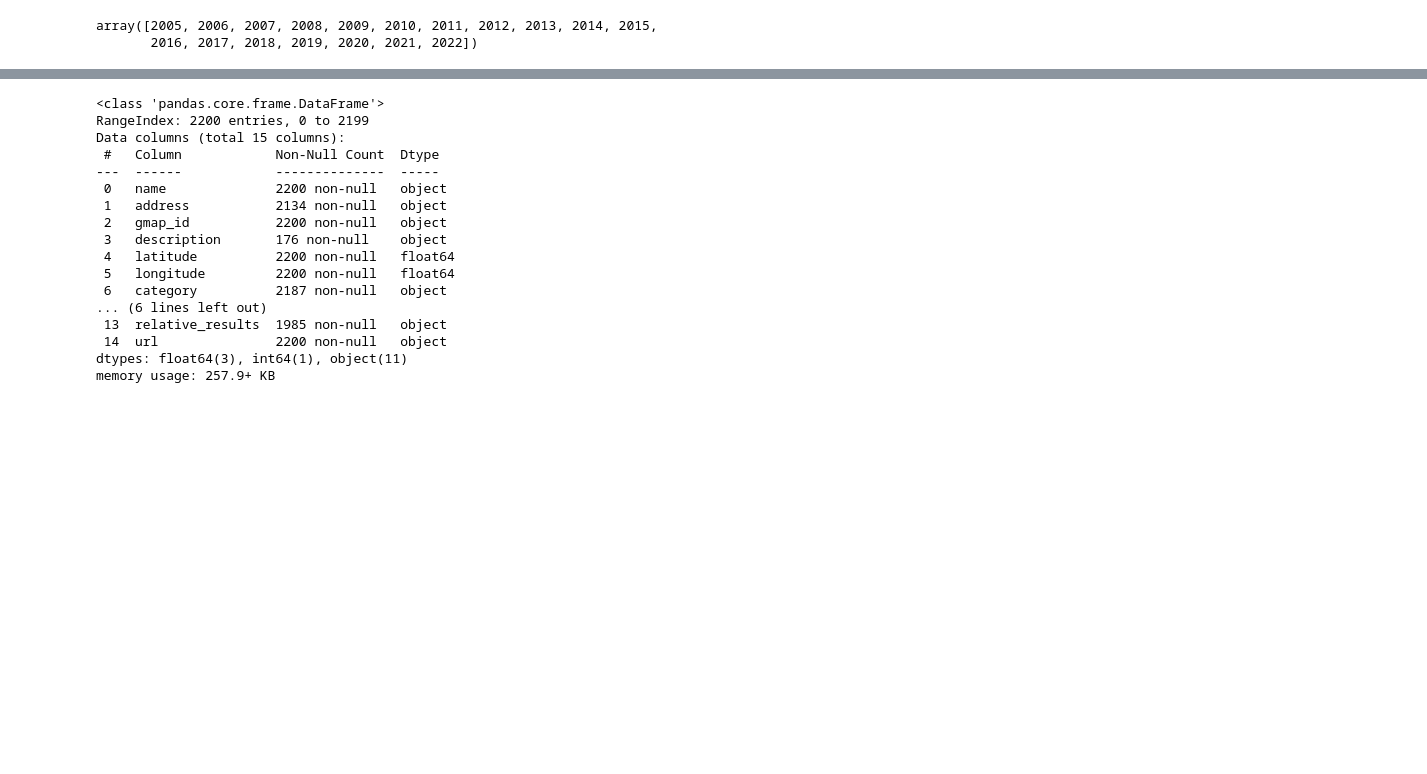
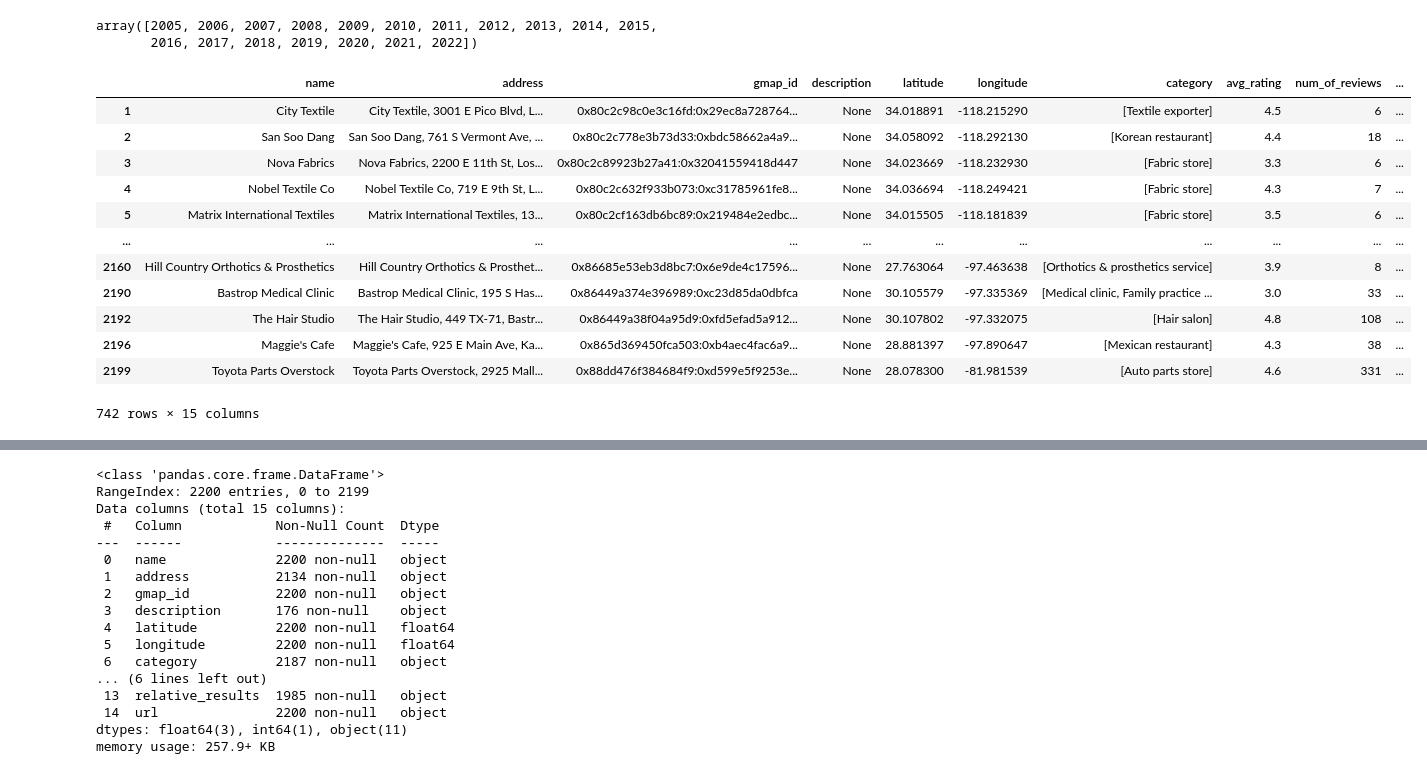
Before and after one commit to Cora1218/recomendaciones-mercado-EEUU, a Jupyter notebook: EDA/EDA.ipynb, the cells around one changed output, grey strips where cells are left out. Saved outputs shown, nothing was run; the diff lists cells and outputs as text; code cells hidden in the pictures; blank space fills up the shorter version.

```diff
--- a/ETL/ETL.ipynb
+++ b/EDA/EDA.ipynb
@@ -271,7 +292,10 @@ array([2005, 2006, 2007, 2008, 2009, 2010, 2011, 2012, 2013, 2014, 2015,
        2016, 2017, 2018, 2019, 2020, 2021, 2022])
 # %%
 meta_dfs: list = []
-for json_file in DATA_DIR.joinpath("metadata-sitios").glob("*.json"):
+for json_file in DATA_DIR.joinpath(
+    "Google_Maps",
+    "metadata-sitios"
+).glob("*.json"):
     data = pd.read_json(
         json_file,
         lines=True,
@@ -282,3 +306,29 @@ else:
     final_df = pd.concat(meta_dfs, ignore_index=True)
     del json_file, data, meta_dfs
     gc.collect()
+# %%
+final_df["state"] = final_df["address"].str.extract(r",\s([A-Z]{2})\s\d{5}")
+# %%
+estados = [
+    "TX",
+    "NY",
+    "CA",
+    "PA",
+    "FL"
+]
+df_filtrado = final_df[final_df["state"].isin(estados)]
+df_filtrado
+# %% [output]
+|  | name | address | gmap_id | description | latitude | longitude | category | avg_rating | num_of_reviews | ... |
+| 1 | City Textile | City Textile, 3001 E Pico Blvd, L... | 0x80c2c98c0e3c16fd:0x29ec8a728764... | None | 34.018891 | -118.215290 | [Textile exporter] | 4.5 | 6 | ... |
+| 2 | San Soo Dang | San Soo Dang, 761 S Vermont Ave, ... | 0x80c2c778e3b73d33:0xbdc58662a4a9... | None | 34.058092 | -118.292130 | [Korean restaurant] | 4.4 | 18 | ... |
+| 3 | Nova Fabrics | Nova Fabrics, 2200 E 11th St, Los... | 0x80c2c89923b27a41:0x32041559418d447 | None | 34.023669 | -118.232930 | [Fabric store] | 3.3 | 6 | ... |
+| 4 | Nobel Textile Co | Nobel Textile Co, 719 E 9th St, L... | 0x80c2c632f933b073:0xc31785961fe8... | None | 34.036694 | -118.249421 | [Fabric store] | 4.3 | 7 | ... |
+| 5 | Matrix International Textiles | Matrix International Textiles, 13... | 0x80c2cf163db6bc89:0x219484e2edbc... | None | 34.015505 | -118.181839 | [Fabric store] | 3.5 | 6 | ... |
+| ... | ... | ... | ... | ... | ... | ... | ... | ... | ... | ... |
+| 2160 | Hill Country Orthotics & Prosthetics | Hill Country Orthotics & Prosthet... | 0x86685e53eb3d8bc7:0x6e9de4c17596... | None | 27.763064 | -97.463638 | [Orthotics & prosthetics service] | 3.9 | 8 | ... |
+| 2190 | Bastrop Medical Clinic | Bastrop Medical Clinic, 195 S Has... | 0x86449a374e396989:0xc23d85da0dbfca | None | 30.105579 | -97.335369 | [Medical clinic, Family practice ... | 3.0 | 33 | ... |
+| 2192 | The Hair Studio | The Hair Studio, 449 TX-71, Bastr... | 0x86449a38f04a95d9:0xfd5efad5a912... | None | 30.107802 | -97.332075 | [Hair salon] | 4.8 | 108 | ... |
+| 2196 | Maggie's Cafe | Maggie's Cafe, 925 E Main Ave, Ka... | 0x865d369450fca503:0xb4aec4fac6a9... | None | 28.881397 | -97.890647 | [Mexican restaurant] | 4.3 | 38 | ... |
+| 2199 | Toyota Parts Overstock | Toyota Parts Overstock, 2925 Mall... | 0x88dd476f384684f9:0xd599e5f9253e... | None | 28.078300 | -81.981539 | [Auto parts store] | 4.6 | 331 | ... |
+742 rows × 15 columns
```
Also changed, not shown: parts of 4 cells of this notebook, 2 other files.
